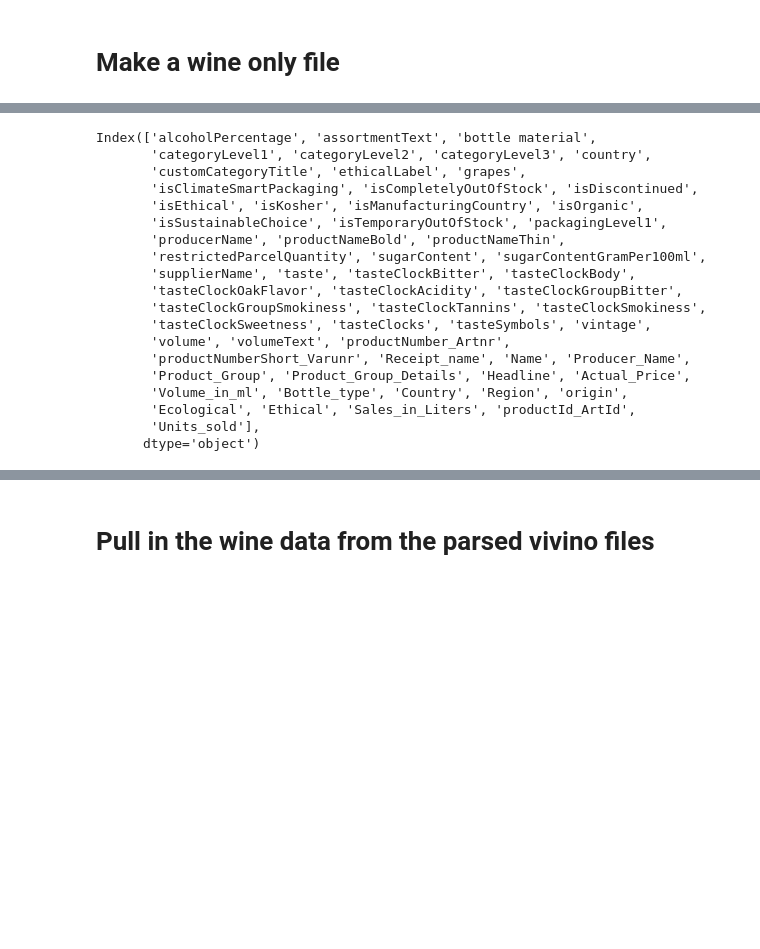
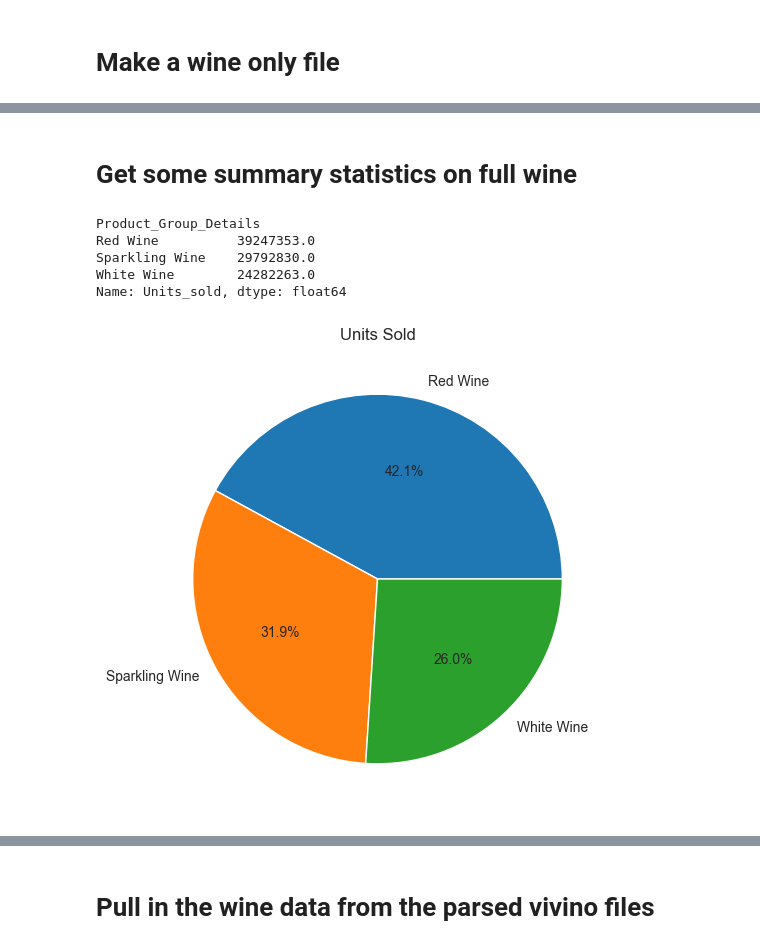
Before and after one commit to MarianaSwe/Drinks_data, a Jupyter notebook: Merging_and_data_processing.ipynb, the cells around one changed output, grey strips where cells are left out. Cells and saved outputs as stored; diff of their text form; code cells hidden in the pictures; blank space fills up the shorter version.

```diff
--- a/Merging_and_data_processing.ipynb
+++ b/Merging_and_data_processing.ipynb
@@ -333,6 +332,9 @@ yet_another_dictionary= {
     "ROSÉVINER": "Rosé Wines",
     "ROSÉVINER, Friska & Bäriga": "Rosé Wines, Fresh & Berry-like",
     "ROSÉVINER, Fruktiga & Smakrika": "Rosé Wines, Fruity & Flavorful",
+    'RÖDA, Fruktiga & Smakrika': 'Red Wines, Fruity & Flavorful',
+    'VITA, Friska & Fruktiga' : 'White Wines, Fresh & Fruity',
+    'MOUSSERANDE VINER, övriga' : 'Sparkling Wines, Other',
     "FRUKTVIN, sött": "Fruit Wine, Sweet",
     "FRUKTVIN, torrt": "Fruit Wine, Dry",
     "SMAKSATT VIN": "Flavored Wine",
@@ -461 +436,19 @@ full_wine.head()
+# %%
+#remove strange categories like flavoured wine, fruity sparkling
+removal_wines=['Sparkling wines, flavored',
+    'Blå, sparkling',
+    'Fruit wine',
+    'Rosé wine',
+    'Sparkling wines, fruit wine',
+    'Sweet red wines',
+    'Rosé wines, Fruity & Flavorful',
+    'Flavored wine',
+    'Other fortified wines',
+    'Sweet white wines', 'MOUSSERANDE VINER röda', 'MOUSSERANDE VINER röda', 'MOUSSERANDE VINER, smaksatt',
+    'Blå, mousserande', 'Fruktvin', 'Rosé Wines', 'CHAMPAGNE, söt', 'MOUSSERANDE VINER, fruktvin',
+    'Red Wines, Sweet', 'Rosé Wines, Fruity & Flavorful',
+    'Flavored Wine', 'Other Fortified Wines','White Wines, Sweet']
+
+for i in removal_wines:
+       full_wine = full_wine[full_wine['Headline']!=i]
 # %%
@@ -545,22 +498,27 @@ full_wine[headers]
-# %%
-full_wine.columns
-# %% [output]
-Index(['alcoholPercentage', 'assortmentText', 'bottle material',
-       'categoryLevel1', 'categoryLevel2', 'categoryLevel3', 'country',
-       'customCategoryTitle', 'ethicalLabel', 'grapes',
-       'isClimateSmartPackaging', 'isCompletelyOutOfStock', 'isDiscontinued',
-       'isEthical', 'isKosher', 'isManufacturingCountry', 'isOrganic',
-       'isSustainableChoice', 'isTemporaryOutOfStock', 'packagingLevel1',
-       'producerName', 'productNameBold', 'productNameThin',
-       'restrictedParcelQuantity', 'sugarContent', 'sugarContentGramPer100ml',
-       'supplierName', 'taste', 'tasteClockBitter', 'tasteClockBody',
-       'tasteClockOakFlavor', 'tasteClockAcidity', 'tasteClockGroupBitter',
-       'tasteClockGroupSmokiness', 'tasteClockTannins', 'tasteClockSmokiness',
-       'tasteClockSweetness', 'tasteClocks', 'tasteSymbols', 'vintage',
-       'volume', 'volumeText', 'productNumber_Artnr',
-       'productNumberShort_Varunr', 'Receipt_name', 'Name', 'Producer_Name',
-       'Product_Group', 'Product_Group_Details', 'Headline', 'Actual_Price',
-       'Volume_in_ml', 'Bottle_type', 'Country', 'Region', 'origin',
-       'Ecological', 'Ethical', 'Sales_in_Liters', 'productId_ArtId',
-       'Units_sold'],
-      dtype='object')
+# %% [markdown]
+# Get some summary statistics on full wine
+# %%
+pie_data = full_wine.groupby('Product_Group_Details')['Units_sold'].sum()
+pie_data.keys()
+
+full_wine.groupby('Product_Group_Details')['Units_sold'].sum()
+# %% [output]
+Product_Group_Details
+Red Wine          39247353.0
+Sparkling Wine    29792830.0
+White Wine        24282263.0
+Name: Units_sold, dtype: float64
+# %%
+
+categories = list(pie_data.keys())
+
+data_pie = list(pie_data.values)
+
+
+sns.set_style("whitegrid")
+plt.figure(figsize=(6, 6))
+plt.pie(data_pie, labels=categories, autopct='%1.1f%%')
+plt.title('Units Sold')
+plt.show()
+# %% [output]
+[figure, added]
```
Also changed, not shown: parts of 22 cells of this notebook, 5 other files.
